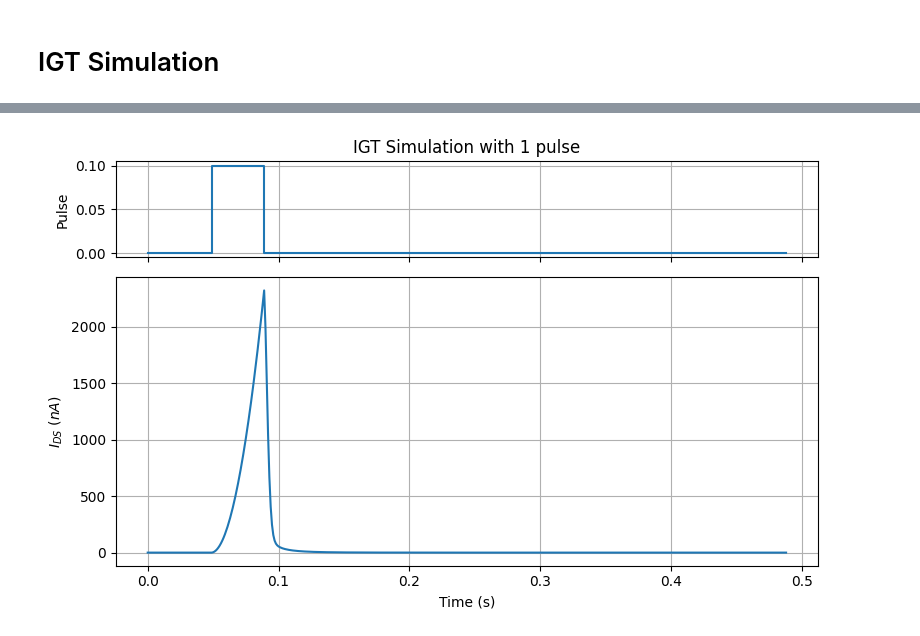
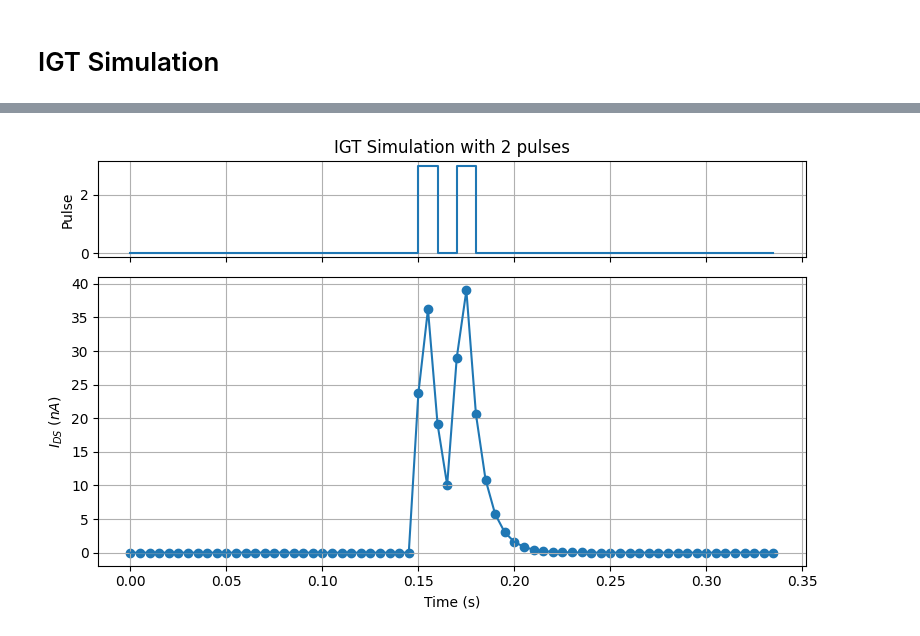
Before and after one commit to FipaLipe/IRIS, a Jupyter notebook: IGT_Simulation.ipynb, the cells around one changed output, grey strips where cells are left out. Cells and saved outputs as stored; diff of their text form; code cells hidden in the pictures.

Commit message:
feat: modify core behavior of `IGT_Simulation`

```diff
--- a/IGT_Simulation.ipynb
+++ b/IGT_Simulation.ipynb
@@ -4,7 +4,7 @@
 import numpy as np
 import matplotlib.pyplot as plt
 # %%
-TIME_RESOLUTION = 0.001
+TIME_RESOLUTION = 0.01
 # %%
 def create_pulse_train(basic_voltage, pulse_voltage, pulse_duration, interval_duration, pulse_quantity):
     train_length = (pulse_duration + interval_duration) * pulse_quantity
@@ -58,8 +81,8 @@ def generate_out_current(pulse_train, k, beta, tau, tau_dl):
 
     return out_current
 # %%
-BETA = 0.74
-TAU = 0.009 #ms
-TAU_DL = 0.257 #ms
-K = 766 #nA
+BETA = 0.76
+TAU = 9/1000 #ms
+TAU_DL = 257 #ms
+K = 700 #nA
 # %%
@@ -102,37 +100,15 @@ plt.show()
 # %%
+TIME_RESOLUTION = 0.005
+
 pulse_train = np.concatenate((
-    np.zeros(49),
-    create_pulse_train(0, 0.1, 40, 0, 1),
-    np.zeros(400)
+    np.zeros(30),
+    create_pulse_train(0, 3, 2, 2, 2),
+    np.zeros(30)
 ))
 
 # pulse_train = np.repeat(pulse_train, 1000)
 
-out_current = generate_out_current(pulse_train, K, BETA, TAU, TAU_DL)
-
-time = np.arange(len(out_current)) * TIME_RESOLUTION
-
-fig, (ax1, ax2) = plt.subplots(
-    2, 1,
-    figsize=(8, 5),
-    sharex=True,
-    gridspec_kw={"height_ratios": [1, 3]}
-)
-
-# Pulse train (parte superior)
-ax1.step(time, pulse_train, where="post")
-ax1.set_ylabel("Pulse")
-ax1.set_title("IGT Simulation with 1 pulse")
-ax1.grid(True)
-
-# Corrente de saída (parte inferior)
-ax2.plot(time, out_current)
-# ax2.scatter(time, out_current)
-ax2.set_xlabel("Time (s)")
-ax2.set_ylabel(r"$I_{DS}\ (nA)$")
-ax2.grid(True)
-
-plt.tight_layout()
+out_current = generate_out_current(pulse_train, K, BETA, TAU, TAU_DL, 0, True, title="IGT Simulation with 2 pulses")
 plt.show()
 # %% [output]
-[figure, old version]
+[figure, new version]
```
Also changed, not shown: parts of 14 cells of this notebook.
